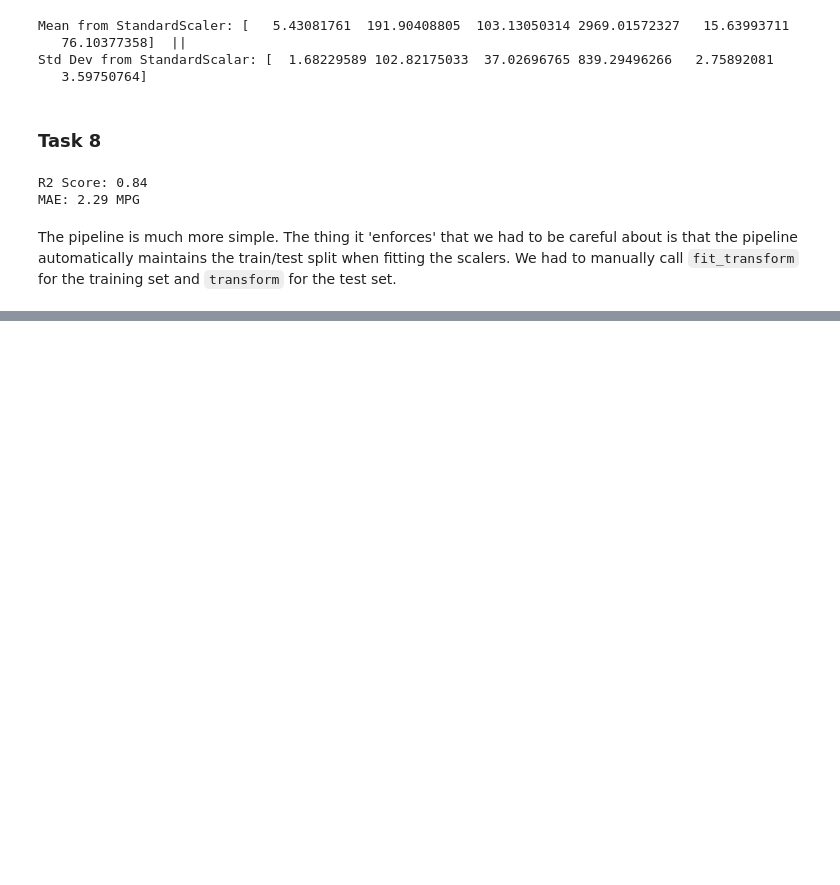
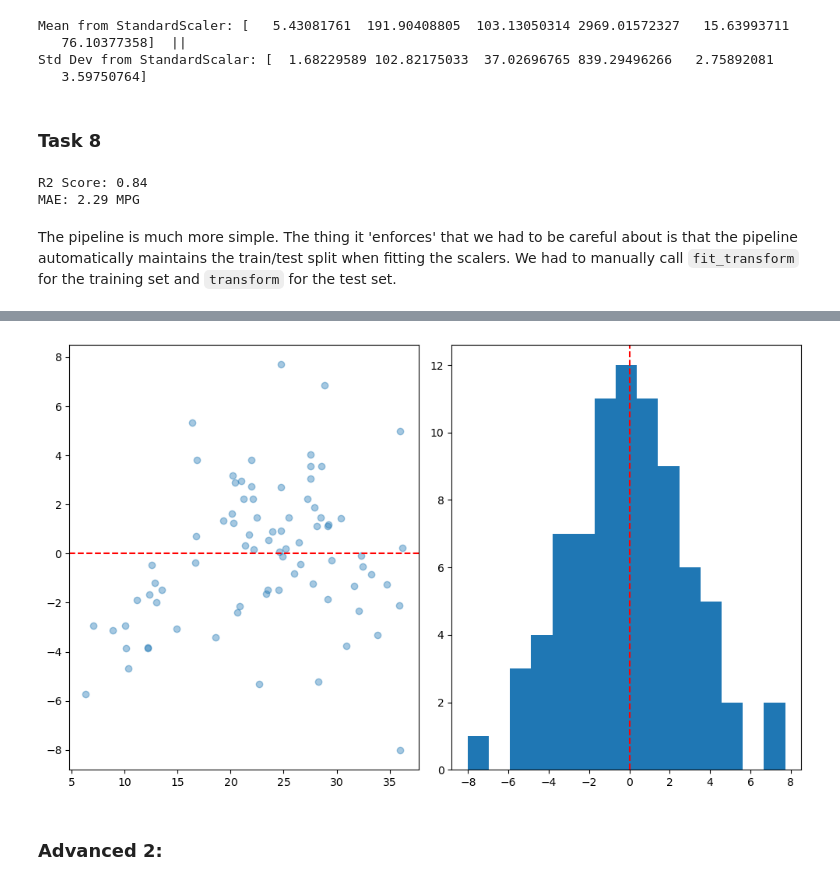
Before and after one commit to AndrewGriffith328/preprocessing_ml, a Jupyter notebook: preproc_assg.ipynb, the cells around one changed output, grey strips where cells are left out. Drawn from its saved outputs; the diff is of its cells as text; code cells hidden in the pictures; blank space fills up the shorter version.

Commit message:
Finished advanced tasks

```diff
--- a/preproc_assg.ipynb
+++ b/preproc_assg.ipynb
@@ -131,6 +131,8 @@ from sklearn.linear_model import LinearRegression
 from sklearn.metrics import r2_score, mean_absolute_error as MAE
 
 cars_df = pd.read_csv('cars.csv')
+X_train, X_test, y_train, y_test = train_test_split(X, y, test_size= 0.2, random_state=42)
+
 nominal_cols = ['origin']
 numeric_cols = ['cylinders','displacement','horsepower','weight','acceleration','model year']
 
@@ -159,0 +168,21 @@ The pipeline is much more simple. The thing it 'enforces' that we had to be care
+# %%
+residuals = y_preds - y_test
+import matplotlib.pyplot as plt
+
+plt.figure(figsize=(10,6))
+plt.subplot(1,2,1)
+plt.scatter(x= y_preds,
+            y= residuals,
+            alpha=0.4)
+plt.axhline(y=0, color='red', linestyle = '--')
+
+plt.subplot(1,2,2)
+plt.hist(residuals, bins=15)
+plt.axvline(x=0, color='red', linestyle='--')
+
+plt.tight_layout()
+plt.show()
+# %% [output]
+[figure, added]
+# %% [markdown]
+### Advanced 2:
```
Also changed, not shown: parts of 5 cells of this notebook.
